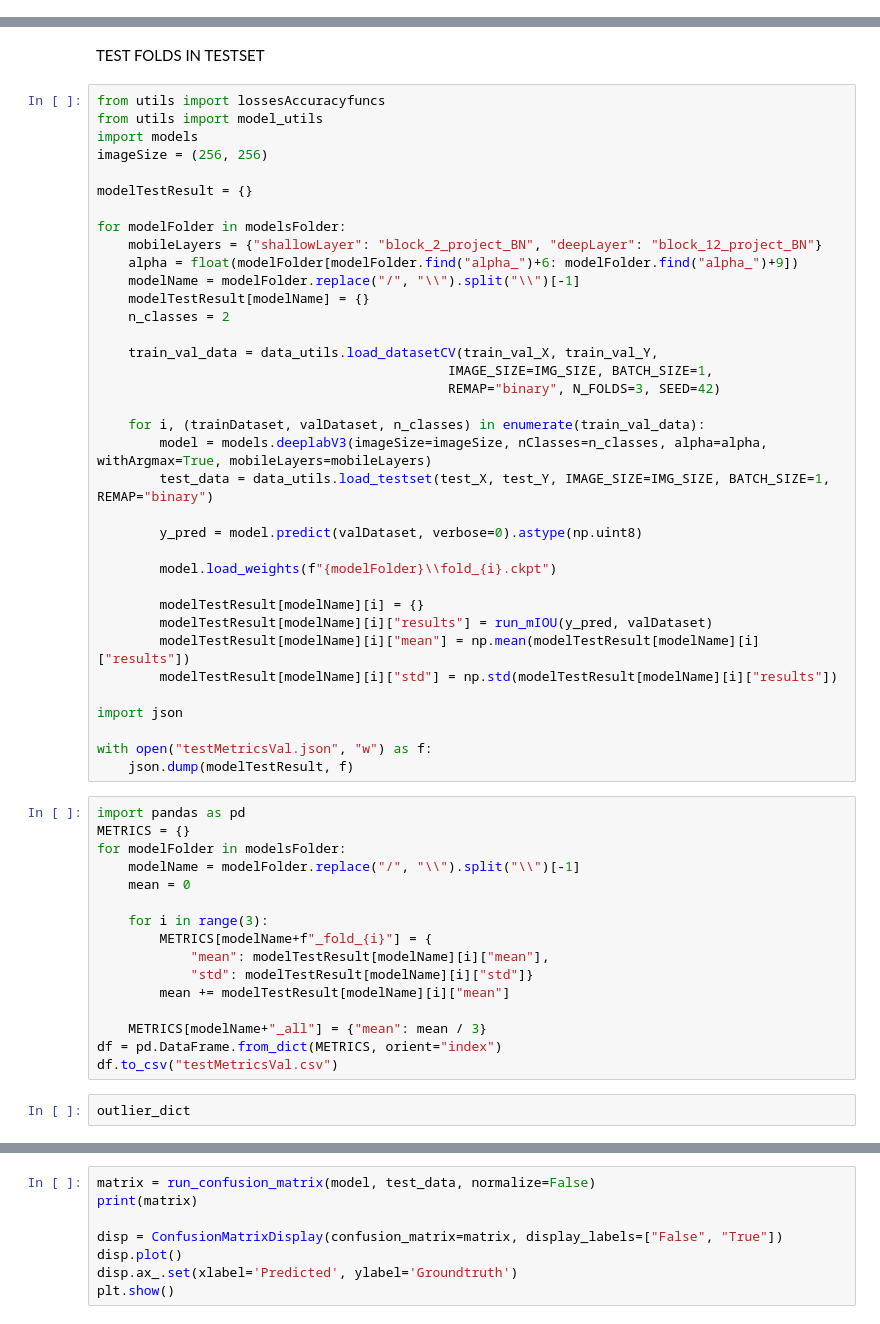
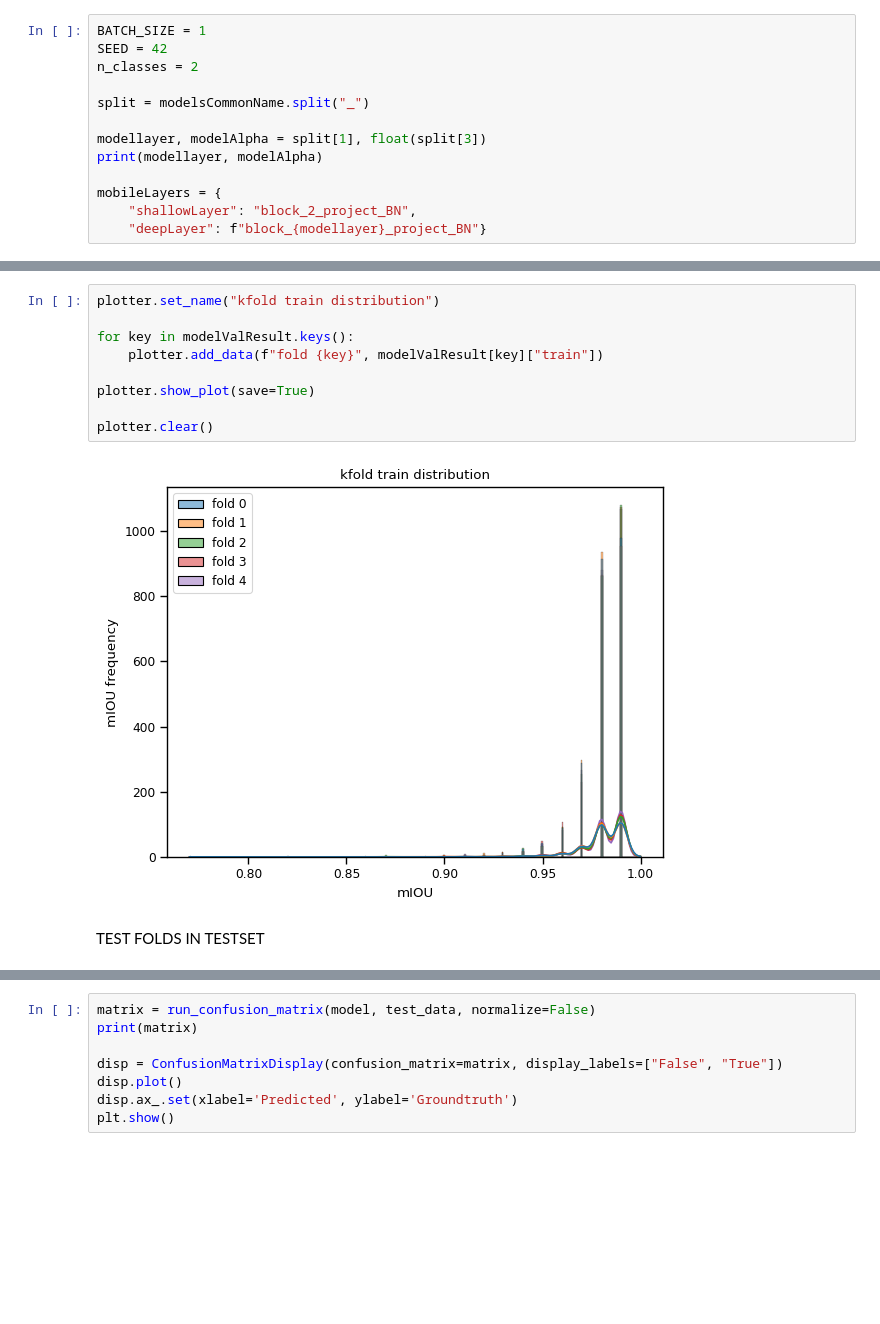
Before and after one commit to RWaiti/Keras-DeeplabV3Plus-MobilenetV2, a Jupyter notebook: vis.ipynb, the cells around one changed output, grey strips where cells are left out. Cells and saved outputs as stored; diff of their text form; blank space fills up the shorter version.

```diff
--- a/vis.ipynb
+++ b/vis.ipynb
@@ -305,0 +313,13 @@ class plot_distribution():
+# %%
+BATCH_SIZE = 1
+SEED = 42
+n_classes = 2
+
+split = modelsCommonName.split("_")
+
+modellayer, modelAlpha = split[1], float(split[3])
+print(modellayer, modelAlpha)
+
+mobileLayers = {
+    "shallowLayer": "block_2_project_BN",
+    "deepLayer": f"block_{modellayer}_project_BN"}
@@ -306,56 +385,13 @@ class plot_distribution():
+# %%
+plotter.set_name("kfold train distribution")
+
+for key in modelValResult.keys():
+    plotter.add_data(f"fold {key}", modelValResult[key]["train"])
+
+plotter.show_plot(save=True)
+
+plotter.clear()
+# %% [output]
+[figure, added]
 # %% [markdown]
 TEST FOLDS IN TESTSET
-# %%
-from utils import lossesAccuracyfuncs
-from utils import model_utils
-import models
-imageSize = (256, 256)
-
-modelTestResult = {}
-
-for modelFolder in modelsFolder:
-    mobileLayers = {"shallowLayer": "block_2_project_BN", "deepLayer": "block_12_project_BN"}
-    alpha = float(modelFolder[modelFolder.find("alpha_")+6: modelFolder.find("alpha_")+9])
-    modelName = modelFolder.replace("/", "\\").split("\\")[-1]
-    modelTestResult[modelName] = {}
-    n_classes = 2
-
-    train_val_data = data_utils.load_datasetCV(train_val_X, train_val_Y,
-                                             IMAGE_SIZE=IMG_SIZE, BATCH_SIZE=1,
-                                             REMAP="binary", N_FOLDS=3, SEED=42)
-
-    for i, (trainDataset, valDataset, n_classes) in enumerate(train_val_data):
-        model = models.deeplabV3(imageSize=imageSize, nClasses=n_classes, alpha=alpha, withArgmax=True, mobileLayers=mobileLayers)
-        test_data = data_utils.load_testset(test_X, test_Y, IMAGE_SIZE=IMG_SIZE, BATCH_SIZE=1, REMAP="binary")
-
-        y_pred = model.predict(valDataset, verbose=0).astype(np.uint8)
-
-        model.load_weights(f"{modelFolder}\\fold_{i}.ckpt")
-
-        modelTestResult[modelName][i] = {}
-        modelTestResult[modelName][i]["results"] = run_mIOU(y_pred, valDataset)
-        modelTestResult[modelName][i]["mean"] = np.mean(modelTestResult[modelName][i]["results"])
-        modelTestResult[modelName][i]["std"] = np.std(modelTestResult[modelName][i]["results"])
-
-import json
-
-with open("testMetricsVal.json", "w") as f:
-    json.dump(modelTestResult, f)
-# %%
-import pandas as pd
-METRICS = {}
-for modelFolder in modelsFolder:
-    modelName = modelFolder.replace("/", "\\").split("\\")[-1]
-    mean = 0
-
-    for i in range(3):
-        METRICS[modelName+f"_fold_{i}"] = {
-            "mean": modelTestResult[modelName][i]["mean"],
-            "std": modelTestResult[modelName][i]["std"]}
-        mean += modelTestResult[modelName][i]["mean"]
-
-    METRICS[modelName+"_all"] = {"mean": mean / 3}
-df = pd.DataFrame.from_dict(METRICS, orient="index")
-df.to_csv("testMetricsVal.csv")
-# %%
-outlier_dict
```
Also changed, not shown: parts of 47 cells of this notebook.
